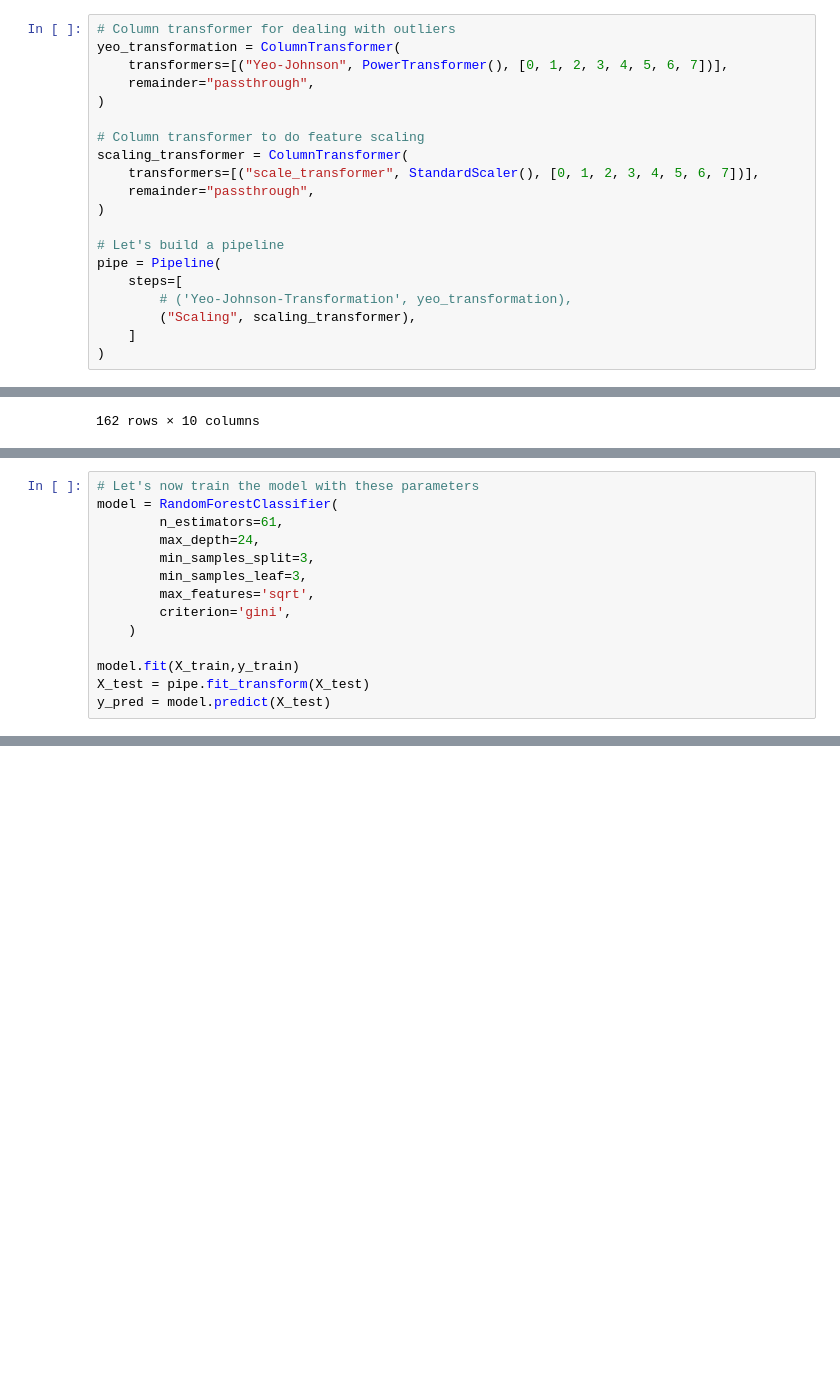
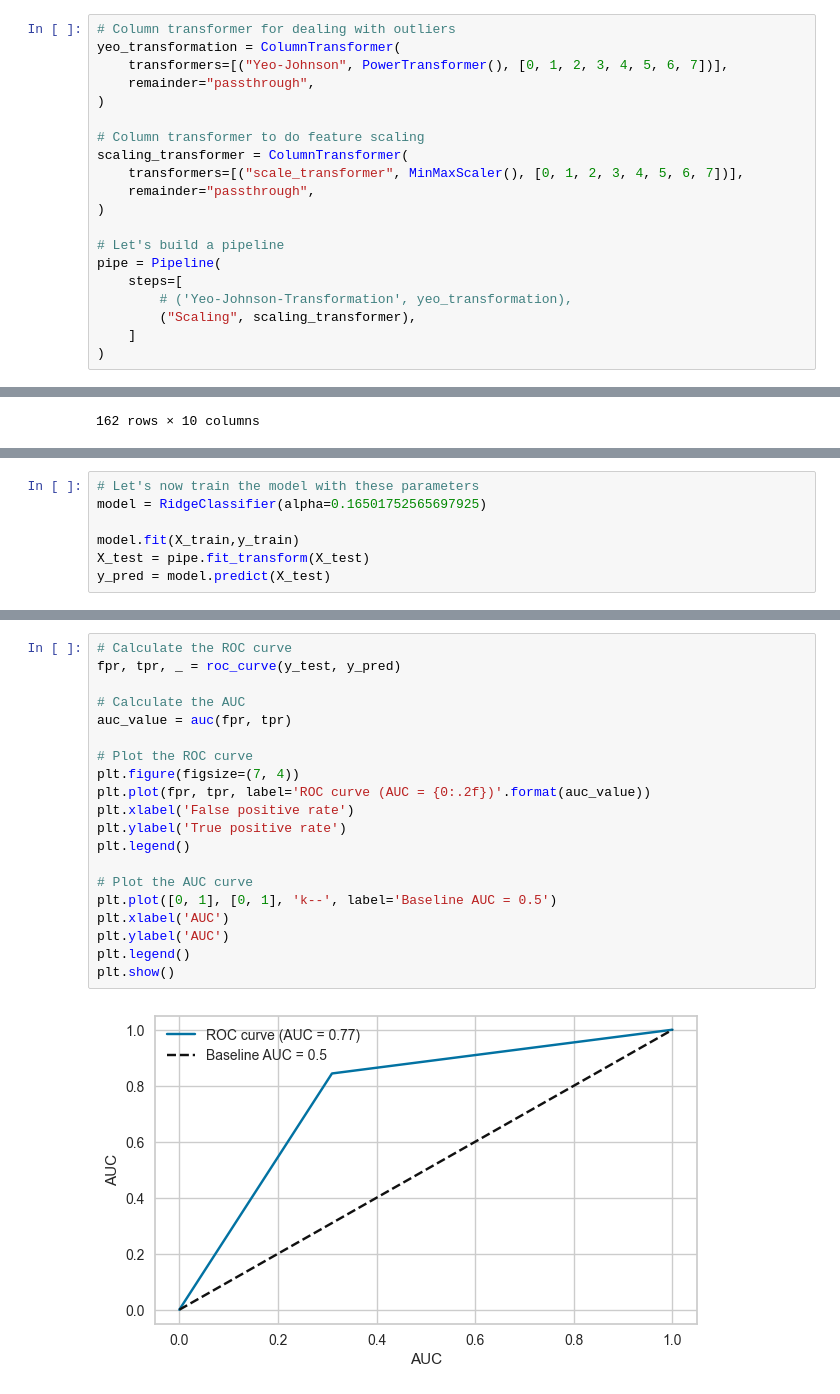
Before and after one commit to yuvraaj2002/Diabetes-Prediction, a Jupyter notebook: notebook/Notebook_Code.ipynb, the cells around one changed output, grey strips where cells are left out. Cells and saved outputs as stored; diff of their text form; blank space fills up the shorter version.

Commit message:
Completed model training

```diff
--- a/notebook/Notebook_Code.ipynb
+++ b/notebook/Notebook_Code.ipynb
@@ -135,7 +135,7 @@ yeo_transformation = ColumnTransformer(
 
 # Column transformer to do feature scaling
 scaling_transformer = ColumnTransformer(
-    transformers=[("scale_transformer", StandardScaler(), [0, 1, 2, 3, 4, 5, 6, 7])],
+    transformers=[("scale_transformer", MinMaxScaler(), [0, 1, 2, 3, 4, 5, 6, 7])],
     remainder="passthrough",
 )
 
@@ -298,13 +293,6 @@ NameError: name 'best_model' is not defined
 # %%
 # Let's now train the model with these parameters
-model = RandomForestClassifier(
-        n_estimators=61,
-        max_depth=24,
-        min_samples_split=3,
-        min_samples_leaf=3,
-        max_features='sqrt',
-        criterion='gini',
-    )
+model = RidgeClassifier(alpha=0.16501752565697925)
 
 model.fit(X_train,y_train)
 X_test = pipe.fit_transform(X_test)
@@ -332,0 +321,22 @@ F1 score: 0.6341463414634146
+# %%
+# Calculate the ROC curve
+fpr, tpr, _ = roc_curve(y_test, y_pred)
+
+# Calculate the AUC
+auc_value = auc(fpr, tpr)
+
+# Plot the ROC curve
+plt.figure(figsize=(7, 4))
+plt.plot(fpr, tpr, label='ROC curve (AUC = {0:.2f})'.format(auc_value))
+plt.xlabel('False positive rate')
+plt.ylabel('True positive rate')
+plt.legend()
+
+# Plot the AUC curve
+plt.plot([0, 1], [0, 1], 'k--', label='Baseline AUC = 0.5')
+plt.xlabel('AUC')
+plt.ylabel('AUC')
+plt.legend()
+plt.show()
+# %% [output]
+[figure, added]
```
Also changed, not shown: parts of 10 cells of this notebook.
